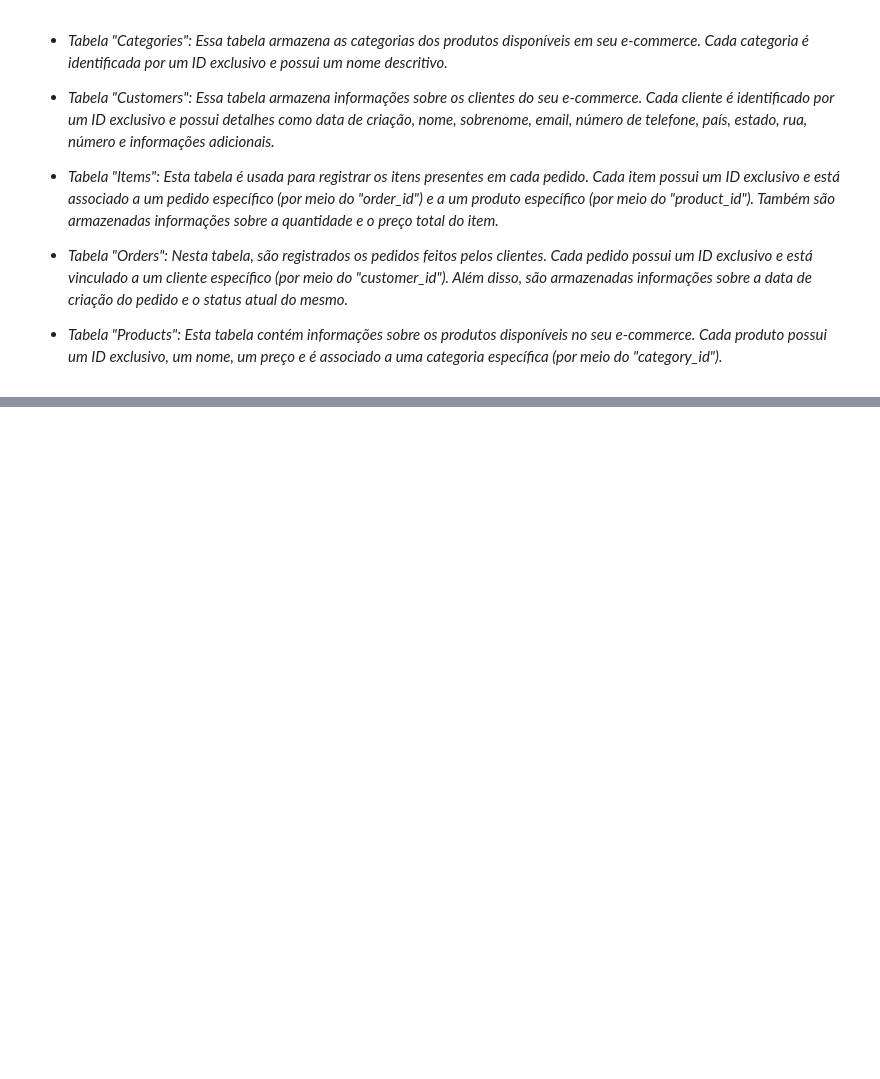
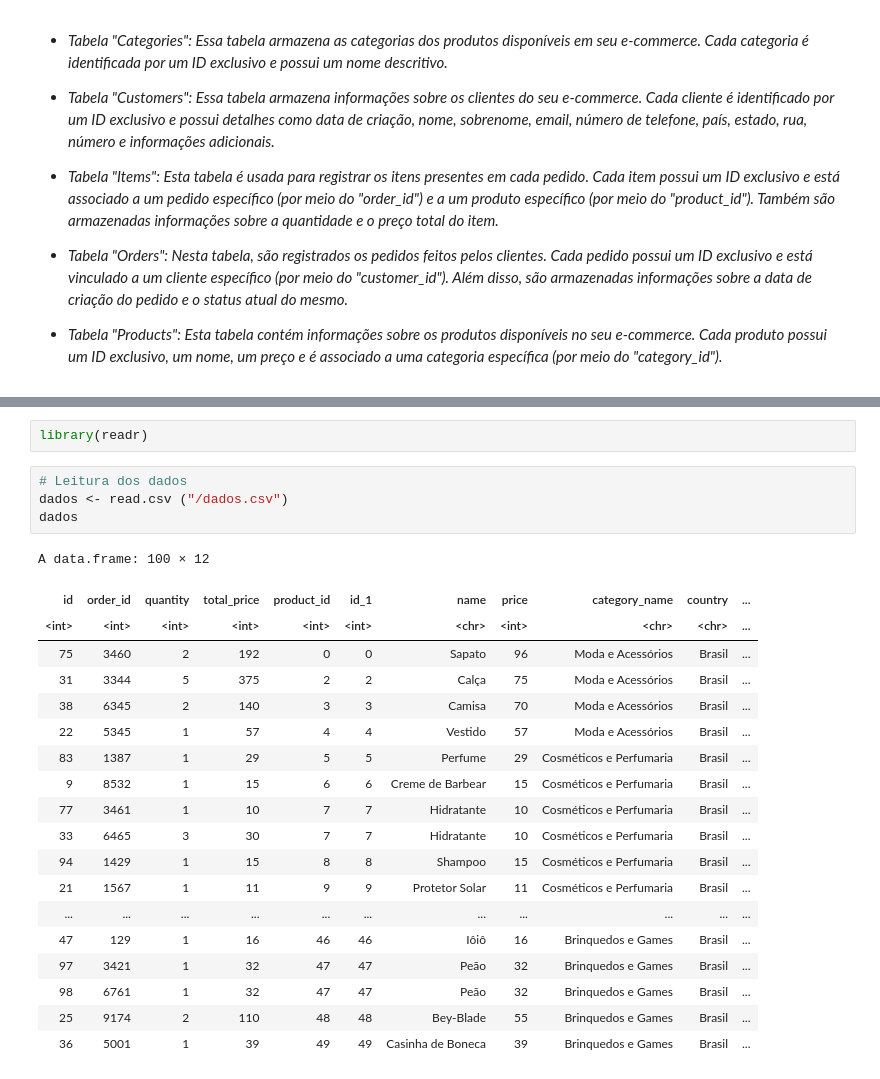
Before and after one commit to Gabrieldiasdeoliveira/Analise-Exploratria-Ecommerce, a Jupyter notebook: Estudo_Ecommerce_Inteligência_de_Mercado_.ipynb, the cells around one changed output, grey strips where cells are left out. Cells and saved outputs as stored; diff of their text form; blank space fills up the shorter version.

```diff
--- a/Estudo_Ecommerce_Inteligência_de_Mercado_.ipynb
+++ b/Estudo_Ecommerce_Inteligência_de_Mercado_.ipynb
@@ -24,0 +39,26 @@ Irei realizar alguns estudos de inteligência de mercado usando uma base de dado
+# %%
+library(readr)
+# %%
+# Leitura dos dados
+dados <- read.csv ("/dados.csv")
+dados
+# %% [output]
+A data.frame: 100 × 12
+| id | order_id | quantity | total_price | product_id | id_1 | name | price | category_name | country | ... |
+| <int> | <int> | <int> | <int> | <int> | <int> | <chr> | <int> | <chr> | <chr> | ... |
+| 75 | 3460 | 2 | 192 | 0 | 0 | Sapato | 96 | Moda e Acessórios | Brasil | ... |
+| 31 | 3344 | 5 | 375 | 2 | 2 | Calça | 75 | Moda e Acessórios | Brasil | ... |
+| 38 | 6345 | 2 | 140 | 3 | 3 | Camisa | 70 | Moda e Acessórios | Brasil | ... |
+| 22 | 5345 | 1 | 57 | 4 | 4 | Vestido | 57 | Moda e Acessórios | Brasil | ... |
+| 83 | 1387 | 1 | 29 | 5 | 5 | Perfume | 29 | Cosméticos e Perfumaria | Brasil | ... |
+| 9 | 8532 | 1 | 15 | 6 | 6 | Creme de Barbear | 15 | Cosméticos e Perfumaria | Brasil | ... |
+| 77 | 3461 | 1 | 10 | 7 | 7 | Hidratante | 10 | Cosméticos e Perfumaria | Brasil | ... |
+| 33 | 6465 | 3 | 30 | 7 | 7 | Hidratante | 10 | Cosméticos e Perfumaria | Brasil | ... |
+| 94 | 1429 | 1 | 15 | 8 | 8 | Shampoo | 15 | Cosméticos e Perfumaria | Brasil | ... |
+| 21 | 1567 | 1 | 11 | 9 | 9 | Protetor Solar | 11 | Cosméticos e Perfumaria | Brasil | ... |
+| ... | ... | ... | ... | ... | ... | ... | ... | ... | ... | ... |
+| 47 | 129 | 1 | 16 | 46 | 46 | Iôiô | 16 | Brinquedos e Games | Brasil | ... |
+| 97 | 3421 | 1 | 32 | 47 | 47 | Peão | 32 | Brinquedos e Games | Brasil | ... |
+| 98 | 6761 | 1 | 32 | 47 | 47 | Peão | 32 | Brinquedos e Games | Brasil | ... |
+| 25 | 9174 | 2 | 110 | 48 | 48 | Bey-Blade | 55 | Brinquedos e Games | Brasil | ... |
+| 36 | 5001 | 1 | 39 | 49 | 49 | Casinha de Boneca | 39 | Brinquedos e Games | Brasil | ... |
```
Also changed, not shown: parts of 3 cells of this notebook.
